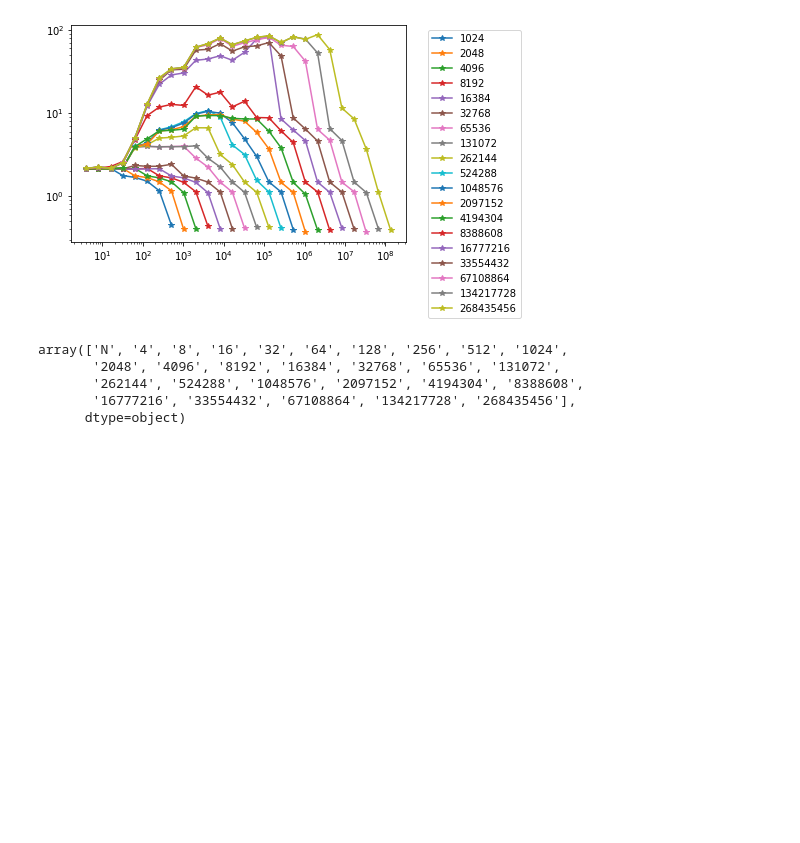
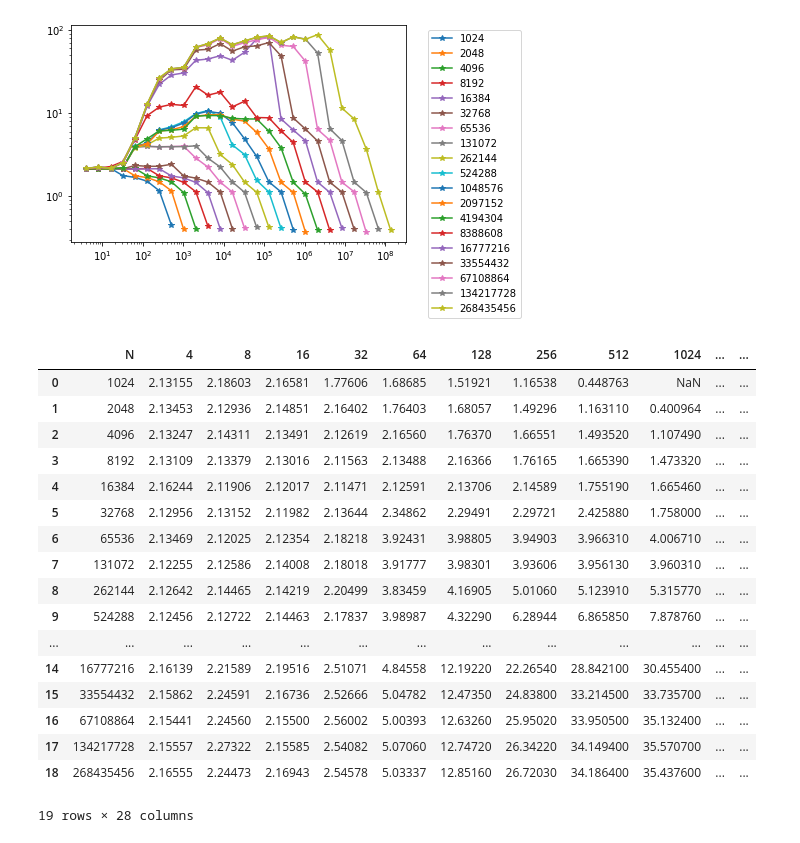
Before and after one commit to fvanmaele/hasc, a Jupyter notebook: ex01/pointer_chasing.ipynb, the cells around one changed output. Cells and saved outputs as stored; diff of their text form; code cells hidden in the pictures; blank space fills up the shorter version.

```diff
--- a/ex01/pointer_chasing.ipynb
+++ b/ex01/pointer_chasing.ipynb
@@ -25,14 +25,27 @@ plt.show()
 # %%
 # Test: pandas instead of csv.reader
 import pandas as pd
 df = pd.read_csv("pointer_chasing_results_clang_O1_native.txt", skipinitialspace=True)
-df.columns.values
+df
 # %% [output]
+|  | N | 4 | 8 | 16 | 32 | 64 | 128 | 256 | 512 | 1024 | ... | ... |
+| 0 | 1024 | 2.13155 | 2.18603 | 2.16581 | 1.77606 | 1.68685 | 1.51921 | 1.16538 | 0.448763 | NaN | ... | ... |
+| 1 | 2048 | 2.13453 | 2.12936 | 2.14851 | 2.16402 | 1.76403 | 1.68057 | 1.49296 | 1.163110 | 0.400964 | ... | ... |
+| 2 | 4096 | 2.13247 | 2.14311 | 2.13491 | 2.12619 | 2.16560 | 1.76370 | 1.66551 | 1.493520 | 1.107490 | ... | ... |
+| 3 | 8192 | 2.13109 | 2.13379 | 2.13016 | 2.11563 | 2.13488 | 2.16366 | 1.76165 | 1.665390 | 1.473320 | ... | ... |
+| 4 | 16384 | 2.16244 | 2.11906 | 2.12017 | 2.11471 | 2.12591 | 2.13706 | 2.14589 | 1.755190 | 1.665460 | ... | ... |
+| 5 | 32768 | 2.12956 | 2.13152 | 2.11982 | 2.13644 | 2.34862 | 2.29491 | 2.29721 | 2.425880 | 1.758000 | ... | ... |
+| 6 | 65536 | 2.13469 | 2.12025 | 2.12354 | 2.18218 | 3.92431 | 3.98805 | 3.94903 | 3.966310 | 4.006710 | ... | ... |
+| 7 | 131072 | 2.12255 | 2.12586 | 2.14008 | 2.18018 | 3.91777 | 3.98301 | 3.93606 | 3.956130 | 3.960310 | ... | ... |
+| 8 | 262144 | 2.12642 | 2.14465 | 2.14219 | 2.20499 | 3.83459 | 4.16905 | 5.01060 | 5.123910 | 5.315770 | ... | ... |
+| 9 | 524288 | 2.12456 | 2.12722 | 2.14463 | 2.17837 | 3.98987 | 4.32290 | 6.28944 | 6.865850 | 7.878760 | ... | ... |
+| ... | ... | ... | ... | ... | ... | ... | ... | ... | ... | ... | ... | ... |
+| 14 | 16777216 | 2.16139 | 2.21589 | 2.19516 | 2.51071 | 4.84558 | 12.19220 | 22.26540 | 28.842100 | 30.455400 | ... | ... |
+| 15 | 33554432 | 2.15862 | 2.24591 | 2.16736 | 2.52666 | 5.04782 | 12.47350 | 24.83800 | 33.214500 | 33.735700 | ... | ... |
+| 16 | 67108864 | 2.15441 | 2.24560 | 2.15500 | 2.56002 | 5.00393 | 12.63260 | 25.95020 | 33.950500 | 35.132400 | ... | ... |
+| 17 | 134217728 | 2.15557 | 2.27322 | 2.15585 | 2.54082 | 5.07060 | 12.74720 | 26.34220 | 34.149400 | 35.570700 | ... | ... |
+| 18 | 268435456 | 2.16555 | 2.24473 | 2.16943 | 2.54578 | 5.03337 | 12.85160 | 26.72030 | 34.186400 | 35.437600 | ... | ... |
-array(['N', '4', '8', '16', '32', '64', '128', '256', '512', '1024',
-       '2048', '4096', '8192', '16384', '32768', '65536', '131072',
-       '262144', '524288', '1048576', '2097152', '4194304', '8388608',
-       '16777216', '33554432', '67108864', '134217728', '268435456'],
-      dtype=object)
+19 rows × 28 columns
 # %%
 header = df.columns.values
 
```
Also changed, not shown: parts of 1 cell of this notebook, 5 other files.
